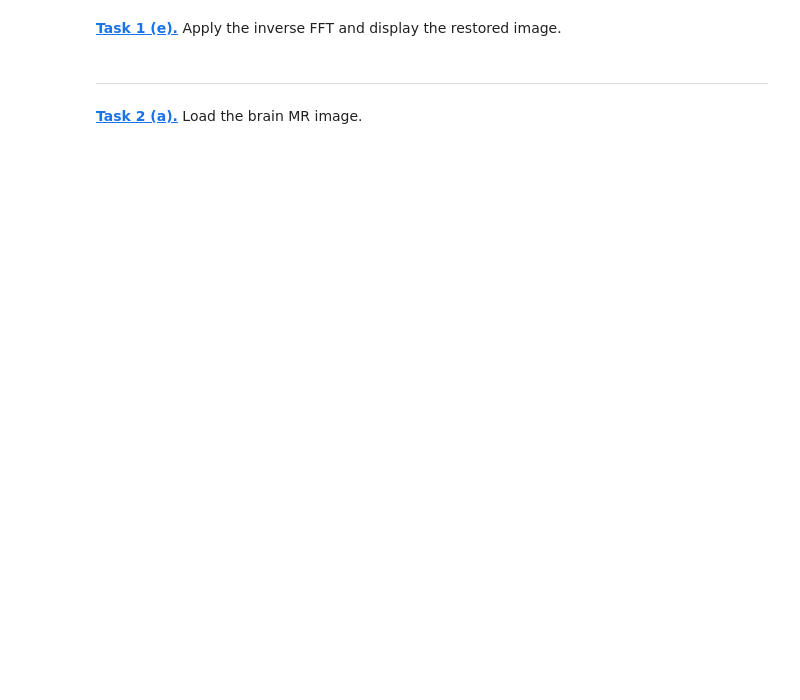
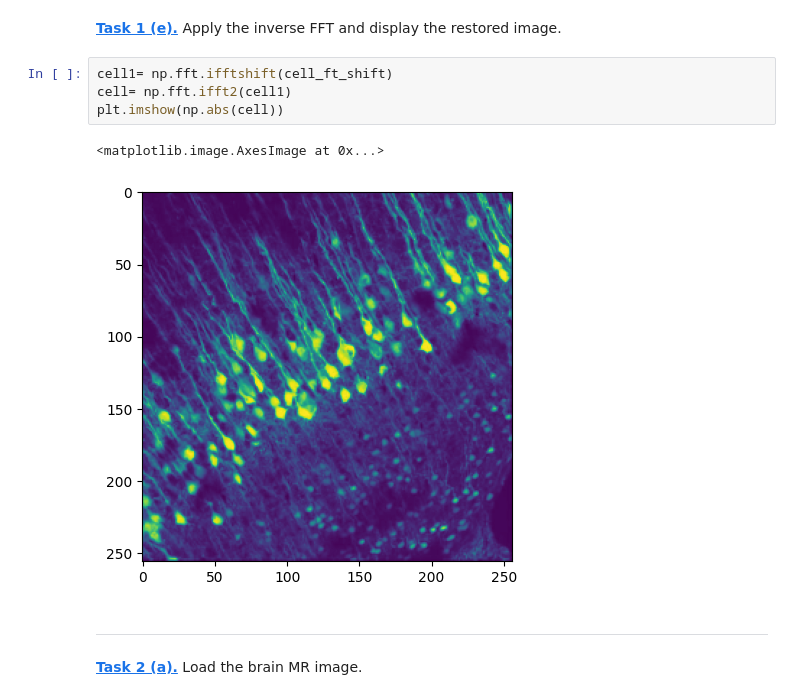
Before and after one commit to emmalisa1/mobi-fs5-python, a Jupyter notebook: fourier.ipynb, the cells around one changed output. Drawn from its saved outputs; the diff is of its cells as text; blank space fills up the shorter version.

```diff
--- a/fourier.ipynb
+++ b/fourier.ipynb
@@ -24,5 +53,12 @@ plt.imshow(phase, 'gray')
 # %% [markdown]
 **[Task 1 (e).]()** Apply the inverse FFT and display the restored image.
+# %%
+cell1= np.fft.ifftshift(cell_ft_shift)
+cell= np.fft.ifft2(cell1)
+plt.imshow(np.abs(cell))
+# %% [output]
+<matplotlib.image.AxesImage at 0x...>
+[figure, added]
 # %% [markdown]
 ---
 # %% [markdown]
```
Also changed, not shown: parts of 23 cells of this notebook.
